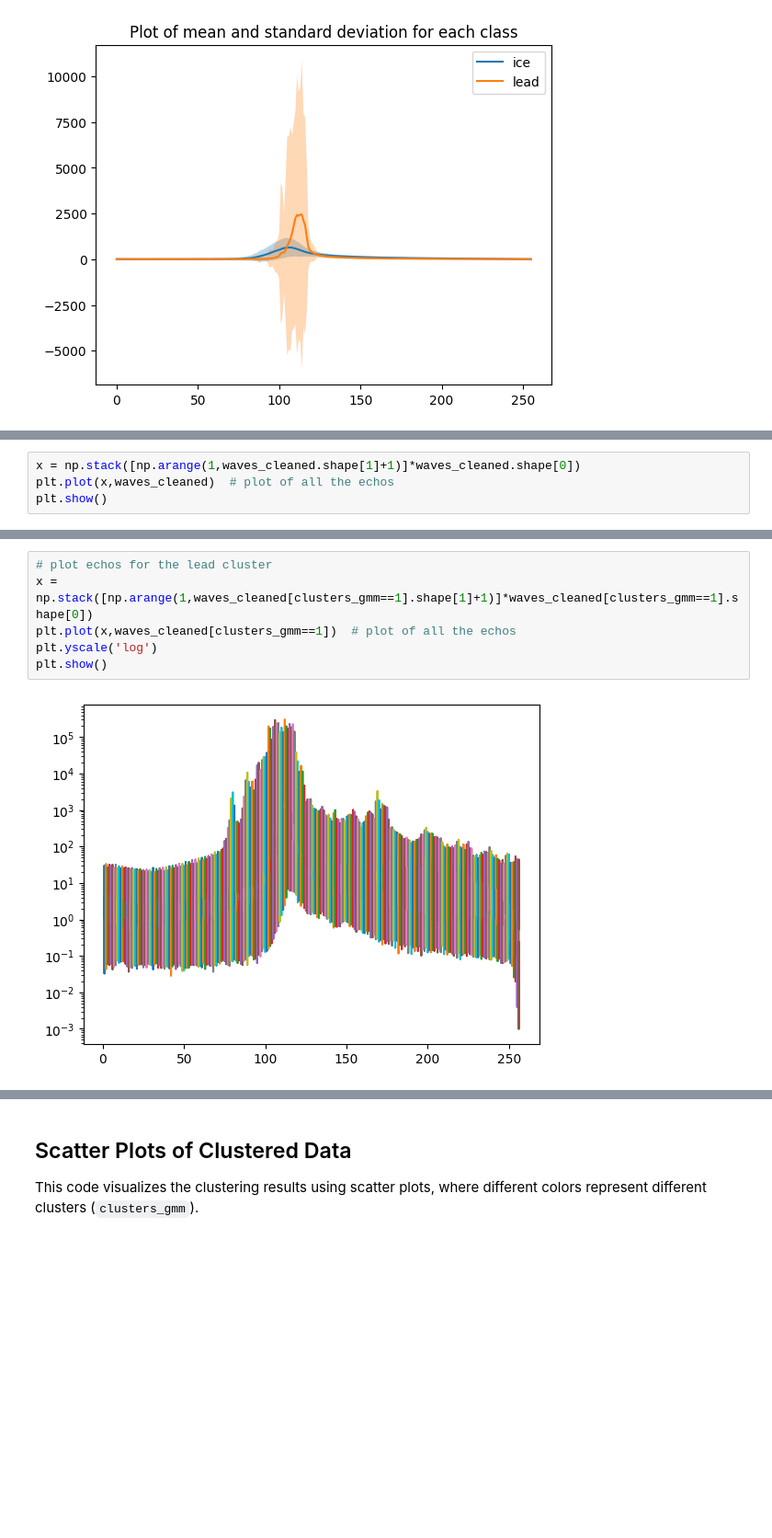
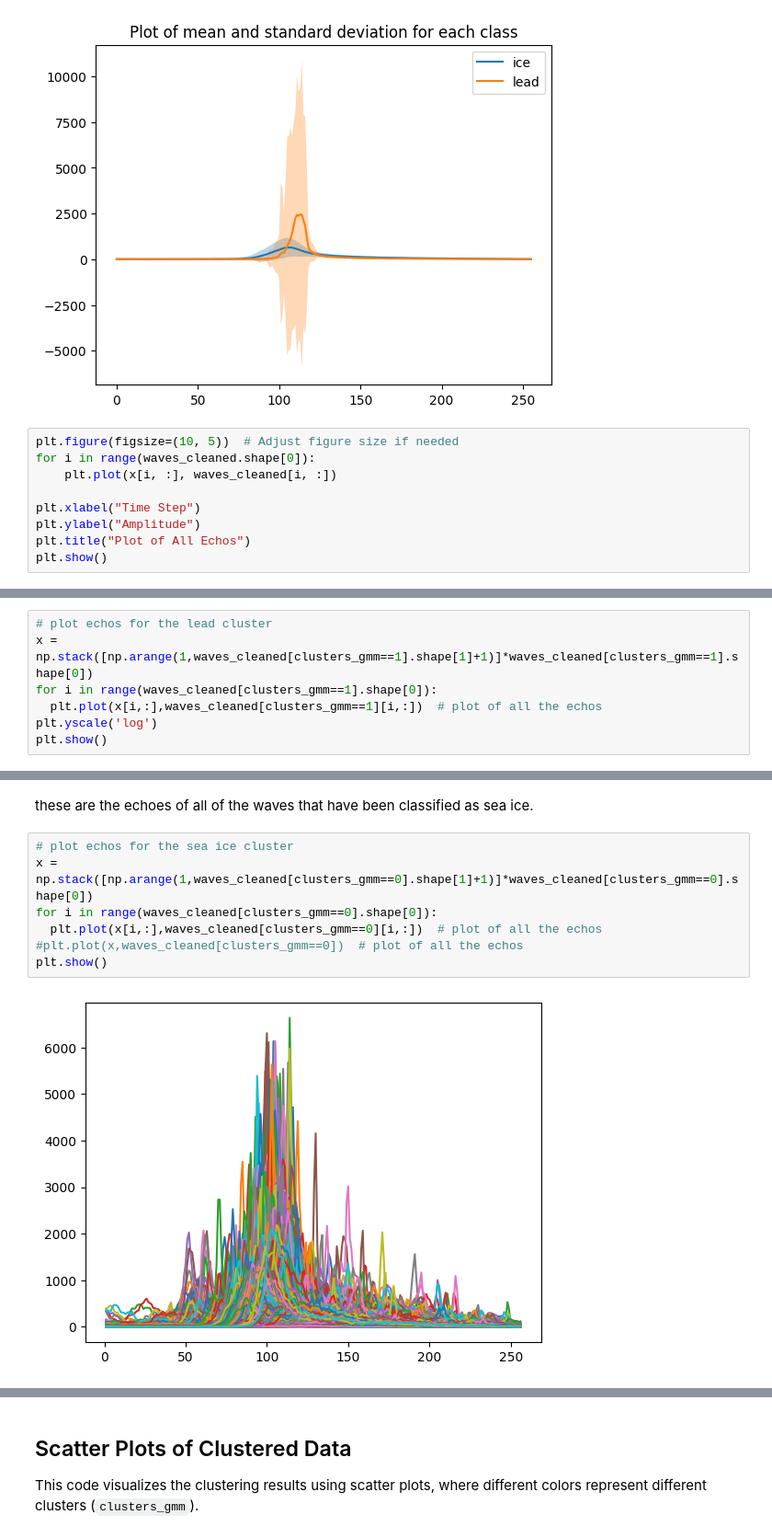
Before and after one commit to felfrom/GEOL0069, a Jupyter notebook: Chapter1_Unsupervised_Learning_Methods.ipynb, the cells around one changed output, grey strips where cells are left out. Shown at 92% size. Cells and saved outputs as stored; diff of their text form; blank space fills up the shorter version.

```diff
--- a/Chapter1_Unsupervised_Learning_Methods.ipynb
+++ b/Chapter1_Unsupervised_Learning_Methods.ipynb
@@ -562,3 +600,12 @@ plt.legend()
 # %% [output]
 <matplotlib.legend.Legend at 0x...>
 [figure]
+# %%
+plt.figure(figsize=(10, 5))  # Adjust figure size if needed
+for i in range(waves_cleaned.shape[0]):
+    plt.plot(x[i, :], waves_cleaned[i, :])
+
+plt.xlabel("Time Step")
+plt.ylabel("Amplitude")
+plt.title("Plot of All Echos")
+plt.show()
@@ -565,5 +618,8 @@ plt.legend()
 # %%
-x = np.stack([np.arange(1,waves_cleaned.shape[1]+1)]*waves_cleaned.shape[0])
-plt.plot(x,waves_cleaned)  # plot of all the echos
+# plot echos for the lead cluster
+x = np.stack([np.arange(1,waves_cleaned[clusters_gmm==1].shape[1]+1)]*waves_cleaned[clusters_gmm==1].shape[0])
+for i in range(waves_cleaned[clusters_gmm==1].shape[0]):
+  plt.plot(x[i,:],waves_cleaned[clusters_gmm==1][i,:])  # plot of all the echos
+plt.yscale('log')
 plt.show()
 # %% [output]
@@ -571,8 +627,11 @@ plt.show()
+# %% [markdown]
+these are the echoes of all of the waves that have been classified as sea ice.
 # %%
-# plot echos for the lead cluster
-x = np.stack([np.arange(1,waves_cleaned[clusters_gmm==1].shape[1]+1)]*waves_cleaned[clusters_gmm==1].shape[0])
-plt.plot(x,waves_cleaned[clusters_gmm==1])  # plot of all the echos
-plt.yscale('log')
+# plot echos for the sea ice cluster
+x = np.stack([np.arange(1,waves_cleaned[clusters_gmm==0].shape[1]+1)]*waves_cleaned[clusters_gmm==0].shape[0])
+for i in range(waves_cleaned[clusters_gmm==0].shape[0]):
+  plt.plot(x[i,:],waves_cleaned[clusters_gmm==0][i,:])  # plot of all the echos
+#plt.plot(x,waves_cleaned[clusters_gmm==0])  # plot of all the echos
 plt.show()
 # %% [output]
-[figure, old version]
+[figure, new version]
```
Also changed, not shown: parts of 17 cells of this notebook.
